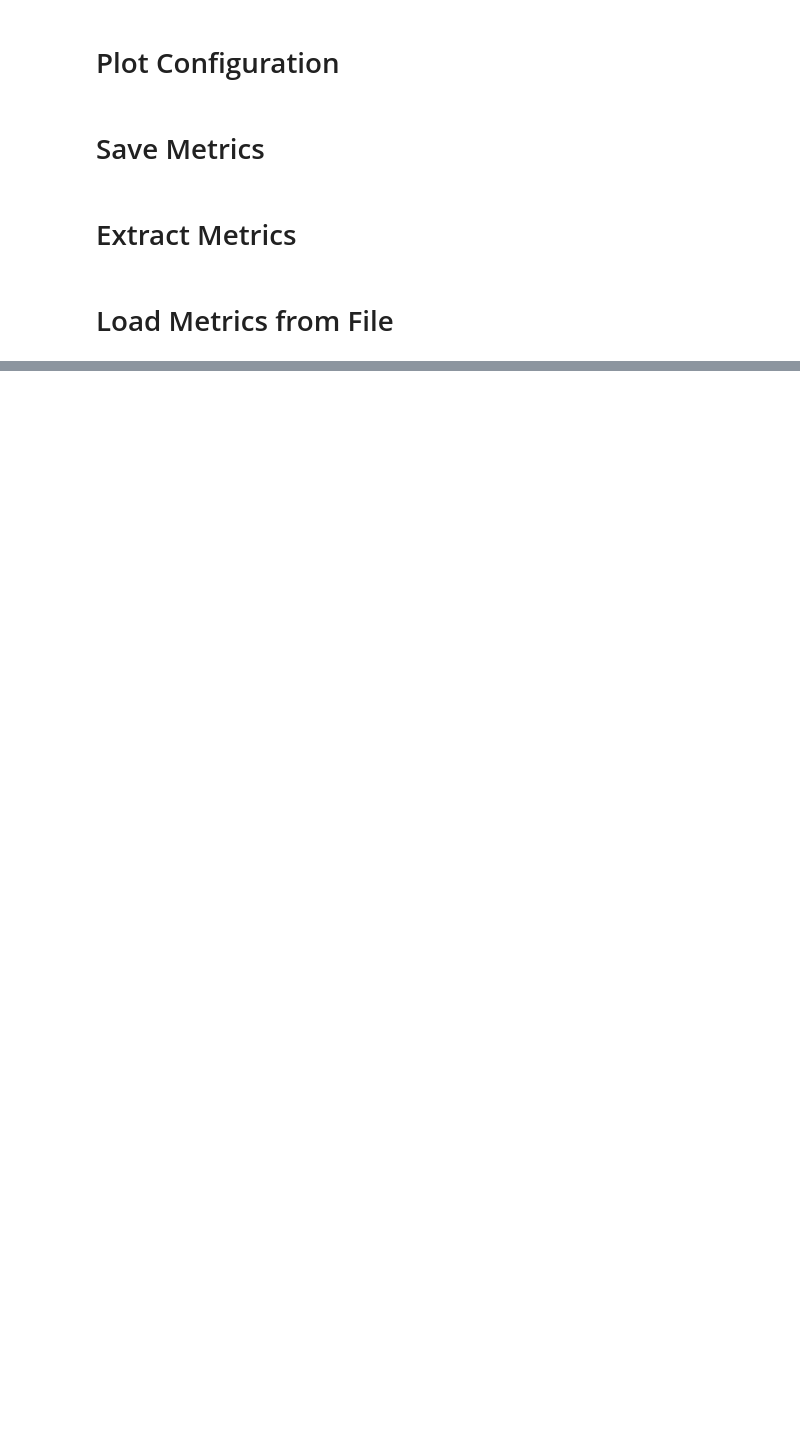
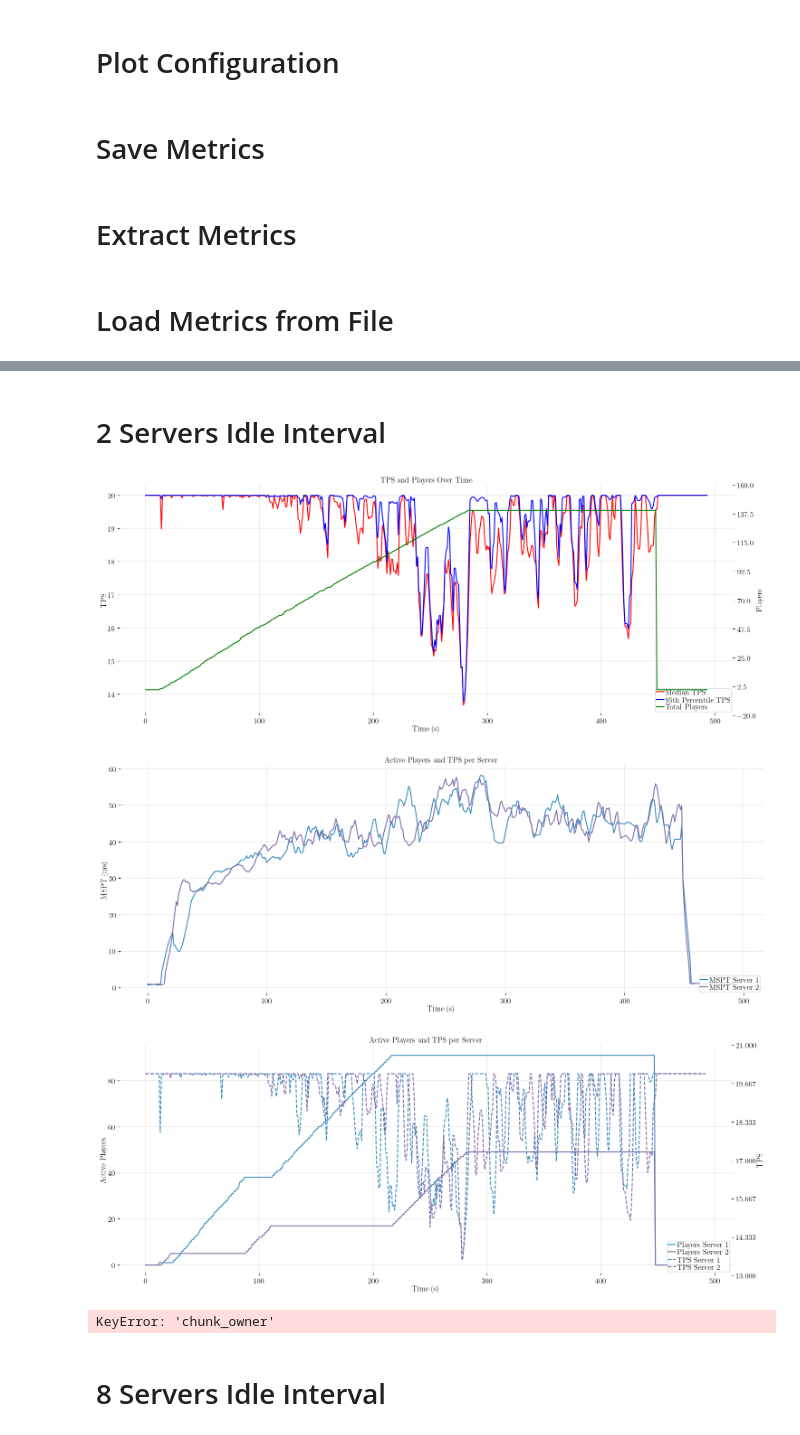
Before and after one commit to bystepii/metrics-extractor, a Jupyter notebook: plot.ipynb, the cells around one changed output, grey strips where cells are left out. Saved outputs shown, nothing was run; the diff lists cells and outputs as text; code cells hidden in the pictures; blank space fills up the shorter version.

Commit message:
TPS, Players and MSPT Plots

```diff
--- a/plot.ipynb
+++ b/plot.ipynb
@@ -20,7 +20,7 @@ from cycler import cycler
 # plt.close("all")
 plt.rcParams.update(
     {
-        "text.usetex": False,
+        "text.usetex": True,
         "font.family": "serif",
         "pgf.texsystem": "pdflatex",
         "font.size": 12,  # footnote/caption size 9pt for paper
@@ -410,20 +427,25 @@ selected_metrics = [
     "max(server_latency)", #26
     "min(server_latency)", #27
     "quantile(0.5, server_latency)", #28
-    "quantile(0.99, server_latency)" #29
+    "quantile(0.99, server_latency)", #29
+    "avg(mc_tps)" #30
 ]
 
-experiment = "2s_walk_interval"
+experiment = "2s_idle_interval"
 
-input_time = {"from":"2025-05-22 08:50:43","to":"2025-05-22 09:02:16"}
+input_time = {"from":"2025-06-03 07:01:03","to":"2025-06-03 07:15:40"}
 
-from_time = datetime.strptime(input_time["from"], "%Y-%m-%d %H:%M:%S").replace(microsecond=1)
-to_time = datetime.strptime(input_time["to"], "%Y-%m-%d %H:%M:%S").replace(microsecond=1)
+# Uncomment the following lines to use the original time parsing UTC +00
+# from_time = datetime.strptime(input_time["from"], "%Y-%m-%d %H:%M:%S").replace(microsecond=1)
+# to_time = datetime.strptime(input_time["to"], "%Y-%m-%d %H:%M:%S").replace(microsecond=1)
 
-prometheus = PrometheusSource(url="http://10.107.133.165:9090/")
-extractor = MetricsExtractor()
+# Use the change_timezone function to convert the time to UTC +02:00
+from_time, to_time = change_timezone(input_time)
 
-save_metrics(selected_metrics, from_time, to_time, prometheus, extractor, experiment)
+# prometheus = PrometheusSource(url="http://localhost:61646/")
+# extractor = MetricsExtractor()
+
+# save_metrics(selected_metrics, from_time, to_time, prometheus, extractor, experiment)
 # %% [markdown]
 # Load Metrics from File
 # %%
@@ -732,0 +731,15 @@ plot_df(cpu_dfs, None, conf)
+# %% [markdown]
+# 2 Servers Idle Interval
+# %%
+experiment = "2s_idle_interval"
+tps_players_plot(experiment)
+mspt_plot(experiment)
+player_tps_server_plot(experiment)
+chunk_ownership_plot(experiment)
+# %% [output]
+[figure, added]
+[figure, added]
+[figure, added]
+KeyError: 'chunk_owner'
+# %% [markdown]
+# 8 Servers Idle Interval
```
Also changed, not shown: parts of 17 cells of this notebook.
